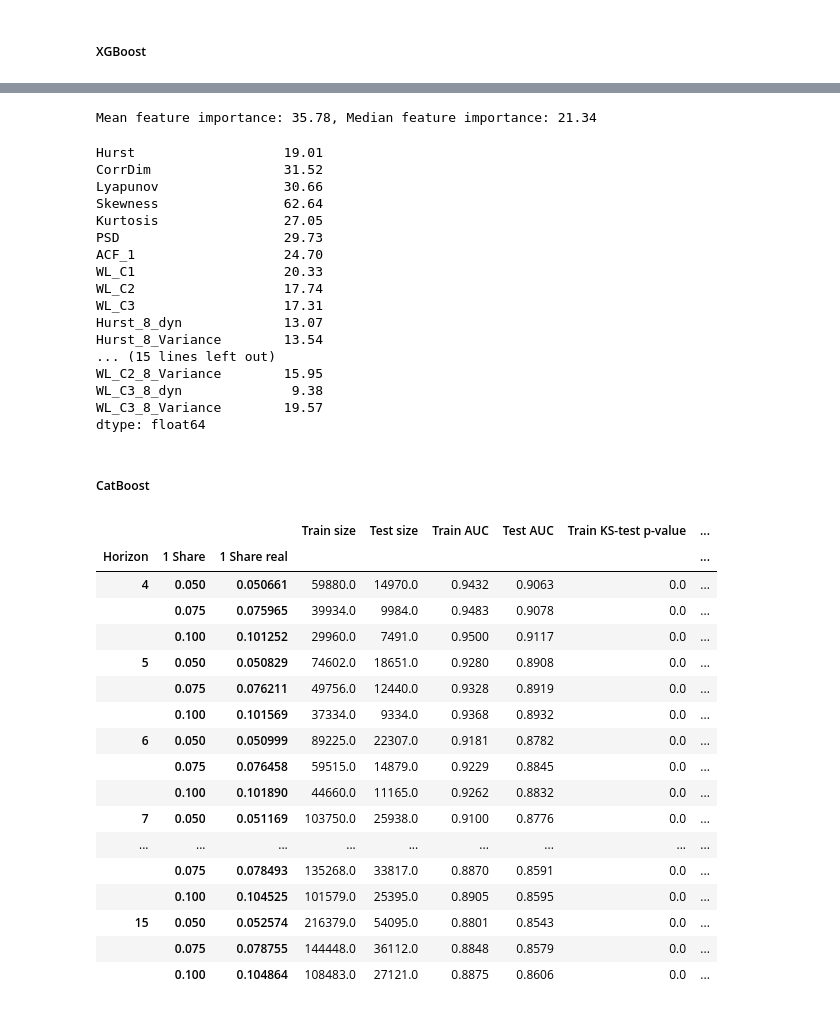
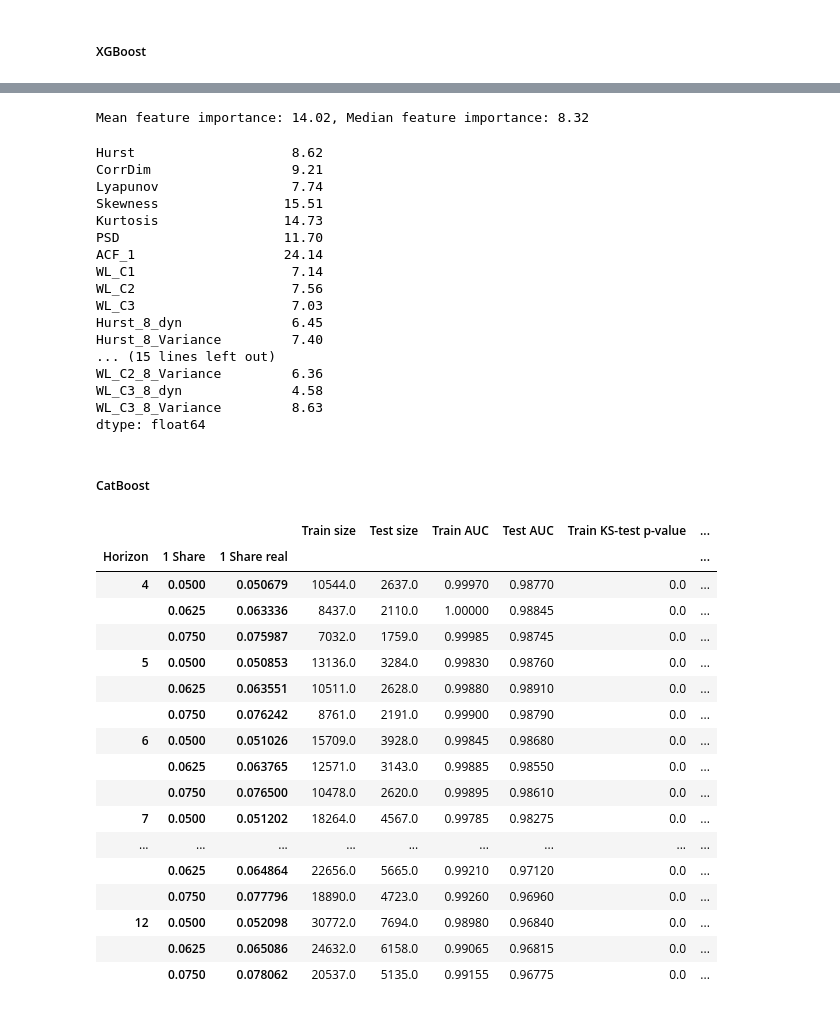
Before and after one commit to lebedevaale/early_warning_model, a Jupyter notebook: modelling.ipynb, the cells around one changed output, grey strips where cells are left out. Cells and saved outputs as stored; diff of their text form; code cells hidden in the pictures.

Commit message:
Changed models after the MA100 border increase

```diff
--- a/modelling.ipynb
+++ b/modelling.ipynb
@@ -680,13 +648,13 @@ data_logdyn
 # %%
 # Fix params for the boostrap
 target = 'Flag'
-horizons = list(range(4, 16))
-shares = np.linspace(0.05, 0.1, 3)
-states = list(range(0, 10000, 50))
+horizons = list(range(4, 13))
+shares = np.linspace(0.05, 0.075, 3)
+states = list(range(0, 10000, 100))
 # horizons = [15]
 # shares = [0.05]
 # states = [0]
 path = 'Params_solar'
 
 # Read dataset
-data_logdyn = pd.read_parquet('Data/solar_metrics.parquet')
+data_logdyn = pd.read_parquet('Data/solar_metrics_smoothed.parquet')
@@ -800,59 +803,59 @@ means = round(res_viable[coeffs_cols].mean(), 2)
 print(f'Mean feature importance: {round(means.mean(), 2)}, Median feature importance: {round(means.median(), 2)}')
 means
 # %% [output]
-Mean feature importance: 35.78, Median feature importance: 21.34
+Mean feature importance: 14.02, Median feature importance: 8.32
-Hurst                   19.01
-CorrDim                 31.52
-Lyapunov                30.66
-Skewness                62.64
-Kurtosis                27.05
-PSD                     29.73
-ACF_1                   24.70
-WL_C1                   20.33
-WL_C2                   17.74
-WL_C3                   17.31
-Hurst_8_dyn             13.07
-Hurst_8_Variance        13.54
+Hurst                    8.62
+CorrDim                  9.21
+Lyapunov                 7.74
+Skewness                15.51
+Kurtosis                14.73
+PSD                     11.70
+ACF_1                   24.14
+WL_C1                    7.14
+WL_C2                    7.56
+WL_C3                    7.03
+Hurst_8_dyn              6.45
+Hurst_8_Variance         7.40
 ... (15 lines left out)
-WL_C2_8_Variance        15.95
-WL_C3_8_dyn              9.38
-WL_C3_8_Variance        19.57
+WL_C2_8_Variance         6.36
+WL_C3_8_dyn              4.58
+WL_C3_8_Variance         8.63
 dtype: float64
 # %% [markdown]
 ##### CatBoost
 # %%
 # Choose binary target and other parameters
 model = 'CatBoost'
 
 # Iterate over the chosen parameters and optimize classification models, then save all the results to the dataframe
-res = fun.model(data_logdyn, target, horizons, shares, states = list(range(0, 1000, 100)), model = model, target_metric = 'Precision')
+res = fun.model(data_logdyn, target, horizons, shares, states = list(range(0, 10000, 500)), model = model, target_metric = 'Precision')
 
 # Save results and create pivot based on the horizon and 1 share parameters
 coeffs_cols = data_logdyn.columns.drop(['Volume', 'MA100', 'MV100', 'Rise', 'Distance', 'Index', 'Ticker'])
 res_means = fun.save_results(res,
                              list(coeffs_cols),
                              model = model,
                              path = path)
 res_means
 # %% [output]
 |  |  |  | Train size | Test size | Train AUC | Test AUC | Train KS-test p-value | ... |
 | Horizon | 1 Share | 1 Share real |  |  |  |  |  | ... |
-| 4 | 0.050 | 0.050661 | 59880.0 | 14970.0 | 0.9432 | 0.9063 | 0.0 | ... |
-|  | 0.075 | 0.075965 | 39934.0 | 9984.0 | 0.9483 | 0.9078 | 0.0 | ... |
-|  | 0.100 | 0.101252 | 29960.0 | 7491.0 | 0.9500 | 0.9117 | 0.0 | ... |
-| 5 | 0.050 | 0.050829 | 74602.0 | 18651.0 | 0.9280 | 0.8908 | 0.0 | ... |
-|  | 0.075 | 0.076211 | 49756.0 | 12440.0 | 0.9328 | 0.8919 | 0.0 | ... |
-|  | 0.100 | 0.101569 | 37334.0 | 9334.0 | 0.9368 | 0.8932 | 0.0 | ... |
-| 6 | 0.050 | 0.050999 | 89225.0 | 22307.0 | 0.9181 | 0.8782 | 0.0 | ... |
-|  | 0.075 | 0.076458 | 59515.0 | 14879.0 | 0.9229 | 0.8845 | 0.0 | ... |
-|  | 0.100 | 0.101890 | 44660.0 | 11165.0 | 0.9262 | 0.8832 | 0.0 | ... |
-| 7 | 0.050 | 0.051169 | 103750.0 | 25938.0 | 0.9100 | 0.8776 | 0.0 | ... |
+| 4 | 0.0500 | 0.050679 | 10544.0 | 2637.0 | 0.99970 | 0.98770 | 0.0 | ... |
+|  | 0.0625 | 0.063336 | 8437.0 | 2110.0 | 1.00000 | 0.98845 | 0.0 | ... |
+|  | 0.0750 | 0.075987 | 7032.0 | 1759.0 | 0.99985 | 0.98745 | 0.0 | ... |
+| 5 | 0.0500 | 0.050853 | 13136.0 | 3284.0 | 0.99830 | 0.98760 | 0.0 | ... |
+|  | 0.0625 | 0.063551 | 10511.0 | 2628.0 | 0.99880 | 0.98910 | 0.0 | ... |
+|  | 0.0750 | 0.076242 | 8761.0 | 2191.0 | 0.99900 | 0.98790 | 0.0 | ... |
+| 6 | 0.0500 | 0.051026 | 15709.0 | 3928.0 | 0.99845 | 0.98680 | 0.0 | ... |
+|  | 0.0625 | 0.063765 | 12571.0 | 3143.0 | 0.99885 | 0.98550 | 0.0 | ... |
+|  | 0.0750 | 0.076500 | 10478.0 | 2620.0 | 0.99895 | 0.98610 | 0.0 | ... |
+| 7 | 0.0500 | 0.051202 | 18264.0 | 4567.0 | 0.99785 | 0.98275 | 0.0 | ... |
 | ... | ... | ... | ... | ... | ... | ... | ... | ... |
-|  | 0.075 | 0.078493 | 135268.0 | 33817.0 | 0.8870 | 0.8591 | 0.0 | ... |
-|  | 0.100 | 0.104525 | 101579.0 | 25395.0 | 0.8905 | 0.8595 | 0.0 | ... |
-| 15 | 0.050 | 0.052574 | 216379.0 | 54095.0 | 0.8801 | 0.8543 | 0.0 | ... |
-|  | 0.075 | 0.078755 | 144448.0 | 36112.0 | 0.8848 | 0.8579 | 0.0 | ... |
-|  | 0.100 | 0.104864 | 108483.0 | 27121.0 | 0.8875 | 0.8606 | 0.0 | ... |
+|  | 0.0625 | 0.064864 | 22656.0 | 5665.0 | 0.99210 | 0.97120 | 0.0 | ... |
+|  | 0.0750 | 0.077796 | 18890.0 | 4723.0 | 0.99260 | 0.96960 | 0.0 | ... |
+| 12 | 0.0500 | 0.052098 | 30772.0 | 7694.0 | 0.98980 | 0.96840 | 0.0 | ... |
+|  | 0.0625 | 0.065086 | 24632.0 | 6158.0 | 0.99065 | 0.96815 | 0.0 | ... |
+|  | 0.0750 | 0.078062 | 20537.0 | 5135.0 | 0.99155 | 0.96775 | 0.0 | ... |
 # %%
 # Count an average feature importance
 res = pd.read_parquet(f'{path}/params_{model}.parquet')
```
Also changed, not shown: parts of 8 cells of this notebook, 10 other files.
